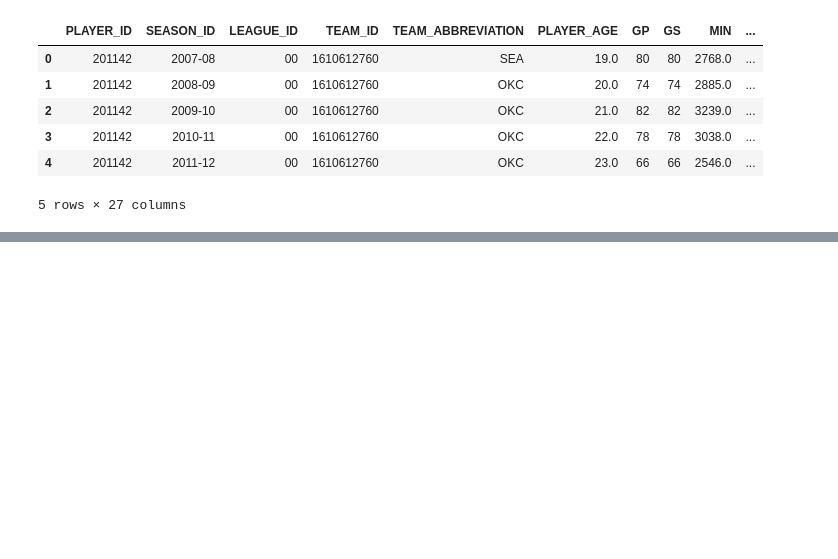
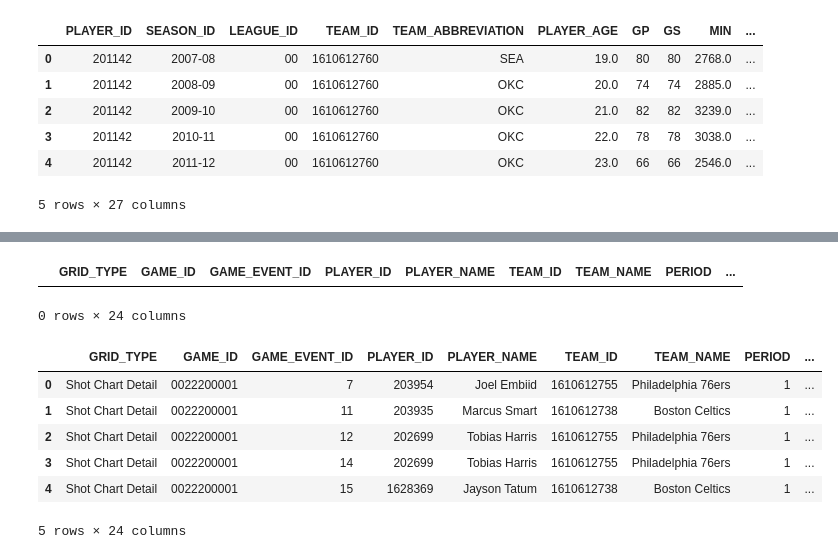
Before and after one commit to tjalback/Sports-Analytics, a Jupyter notebook: Sports Analytics.ipynb, the cells around one changed output, grey strips where cells are left out. Cells and saved outputs as stored; diff of their text form; code cells hidden in the pictures; blank space fills up the shorter version.

```diff
--- a/Sports Analytics.ipynb
+++ b/Sports Analytics.ipynb
@@ -287,0 +364,6 @@ ax.grid(False)
+# %%
+KD_shots_yby_1 = KD_shots.get_data_frames()[0]
+KD_shots_yby_1.head()
+# %% [output]
+|  | GRID_TYPE | GAME_ID | GAME_EVENT_ID | PLAYER_ID | PLAYER_NAME | TEAM_ID | TEAM_NAME | PERIOD | ... |
+0 rows × 24 columns
@@ -287,0 +393,10 @@ ax.grid(False)
+# %%
+df.head()
+# %% [output]
+|  | GRID_TYPE | GAME_ID | GAME_EVENT_ID | PLAYER_ID | PLAYER_NAME | TEAM_ID | TEAM_NAME | PERIOD | ... |
+| 0 | Shot Chart Detail | 0022200001 | 7 | 203954 | Joel Embiid | 1610612755 | Philadelphia 76ers | 1 | ... |
+| 1 | Shot Chart Detail | 0022200001 | 11 | 203935 | Marcus Smart | 1610612738 | Boston Celtics | 1 | ... |
+| 2 | Shot Chart Detail | 0022200001 | 12 | 202699 | Tobias Harris | 1610612755 | Philadelphia 76ers | 1 | ... |
+| 3 | Shot Chart Detail | 0022200001 | 14 | 202699 | Tobias Harris | 1610612755 | Philadelphia 76ers | 1 | ... |
+| 4 | Shot Chart Detail | 0022200001 | 15 | 1628369 | Jayson Tatum | 1610612738 | Boston Celtics | 1 | ... |
+5 rows × 24 columns
```
Also changed, not shown: parts of 28 cells of this notebook.
